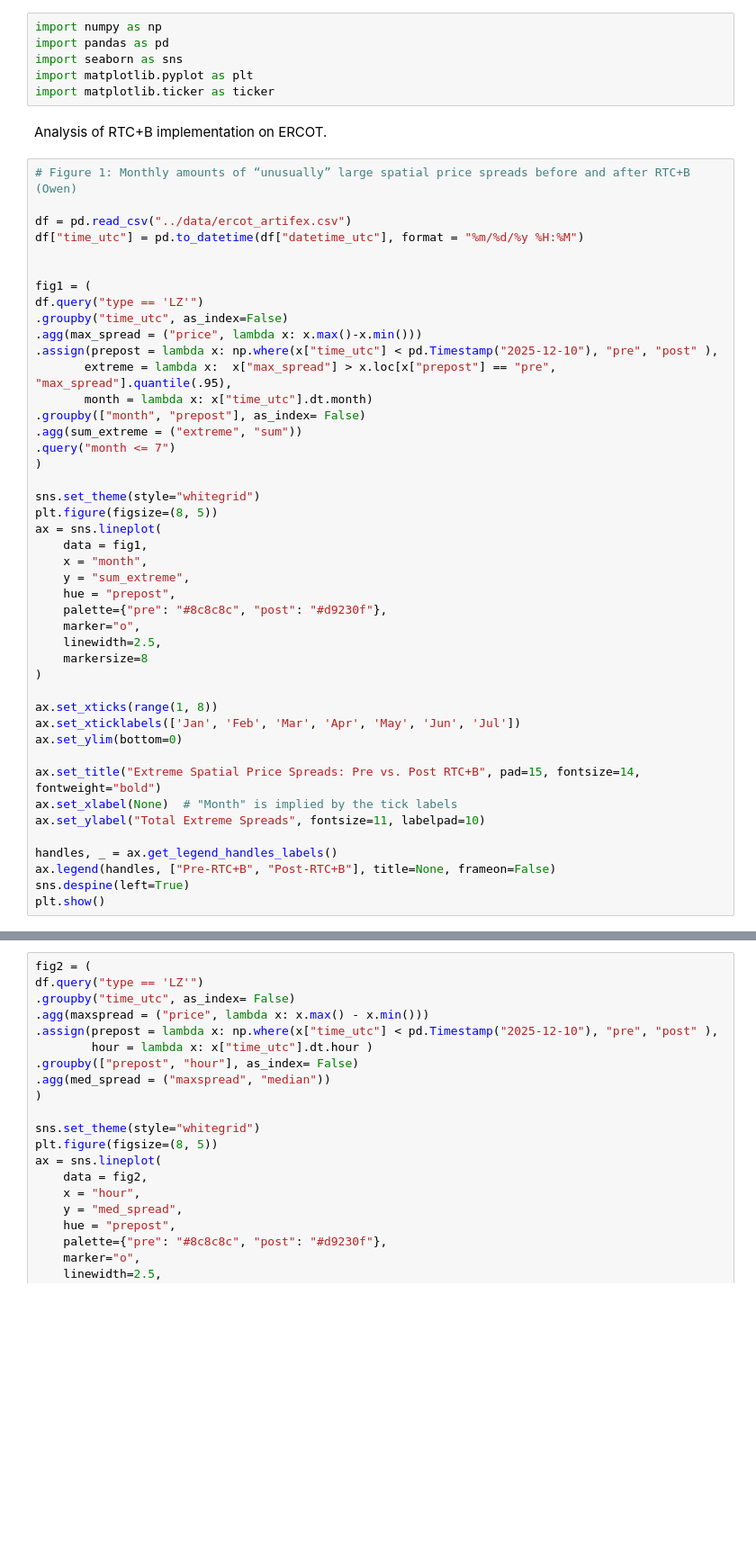
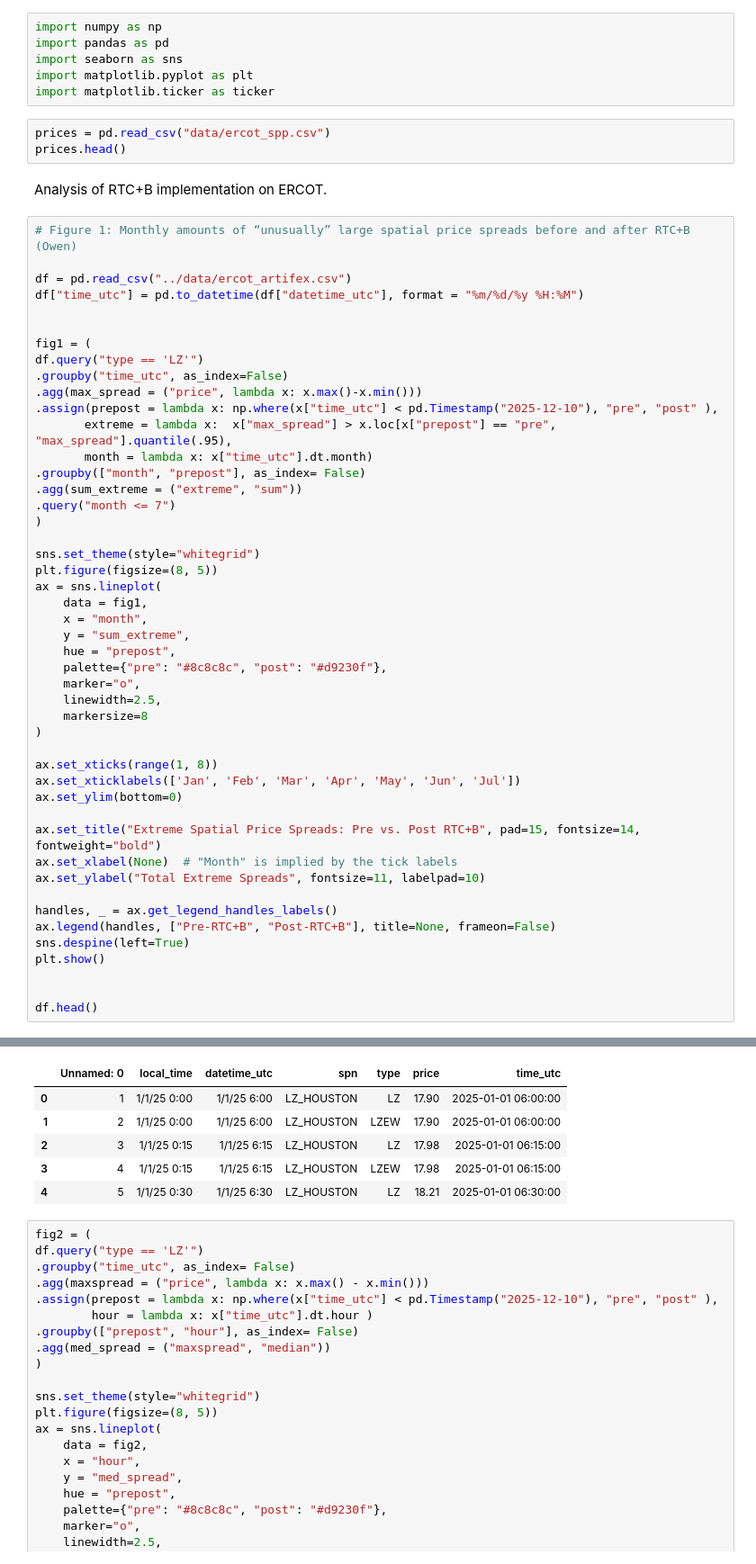
Before and after one commit to dbreynol/a26, a Jupyter notebook: projects/analytics.ipynb, the cells around one changed output, grey strips where cells are left out. Shown at 90% size. Drawn from its saved outputs; the diff is of its cells as text; blank space fills up the shorter version.

```diff
--- a/projects/analytics.ipynb
+++ b/projects/analytics.ipynb
@@ -10,6 +10,9 @@ import pandas as pd
 import seaborn as sns
 import matplotlib.pyplot as plt
 import matplotlib.ticker as ticker
+# %%
+prices = pd.read_csv("data/ercot_spp.csv")
+prices.head()
 # %% [markdown]
 Analysis of RTC+B implementation on ERCOT.
 # %%
@@ -31,33 +34,42 @@ df.query("type == 'LZ'")
 .query("month <= 7")
 )
 
 sns.set_theme(style="whitegrid")
 plt.figure(figsize=(8, 5))
 ax = sns.lineplot(
     data = fig1,
     x = "month",
     y = "sum_extreme",
     hue = "prepost",
     palette={"pre": "#8c8c8c", "post": "#d9230f"},
     marker="o",
     linewidth=2.5,
     markersize=8
 )
 
 ax.set_xticks(range(1, 8))
 ax.set_xticklabels(['Jan', 'Feb', 'Mar', 'Apr', 'May', 'Jun', 'Jul'])
 ax.set_ylim(bottom=0)
 
 ax.set_title("Extreme Spatial Price Spreads: Pre vs. Post RTC+B", pad=15, fontsize=14, fontweight="bold")
 ax.set_xlabel(None)  # "Month" is implied by the tick labels
 ax.set_ylabel("Total Extreme Spreads", fontsize=11, labelpad=10)
 
 handles, _ = ax.get_legend_handles_labels()
 ax.legend(handles, ["Pre-RTC+B", "Post-RTC+B"], title=None, frameon=False)
 sns.despine(left=True)
 plt.show()
+
+
+df.head()
 # %% [output]
 [figure]
+|  | Unnamed: 0 | local_time | datetime_utc | spn | type | price | time_utc |
+| 0 | 1 | 1/1/25 0:00 | 1/1/25 6:00 | LZ_HOUSTON | LZ | 17.90 | 2025-01-01 06:00:00 |
+| 1 | 2 | 1/1/25 0:00 | 1/1/25 6:00 | LZ_HOUSTON | LZEW | 17.90 | 2025-01-01 06:00:00 |
+| 2 | 3 | 1/1/25 0:15 | 1/1/25 6:15 | LZ_HOUSTON | LZ | 17.98 | 2025-01-01 06:15:00 |
+| 3 | 4 | 1/1/25 0:15 | 1/1/25 6:15 | LZ_HOUSTON | LZEW | 17.98 | 2025-01-01 06:15:00 |
+| 4 | 5 | 1/1/25 0:30 | 1/1/25 6:30 | LZ_HOUSTON | LZ | 18.21 | 2025-01-01 06:30:00 |
 # %%
 fig2 = (
 df.query("type == 'LZ'")
```
Also changed, not shown: parts of 1 cell of this notebook, 4 other files.
